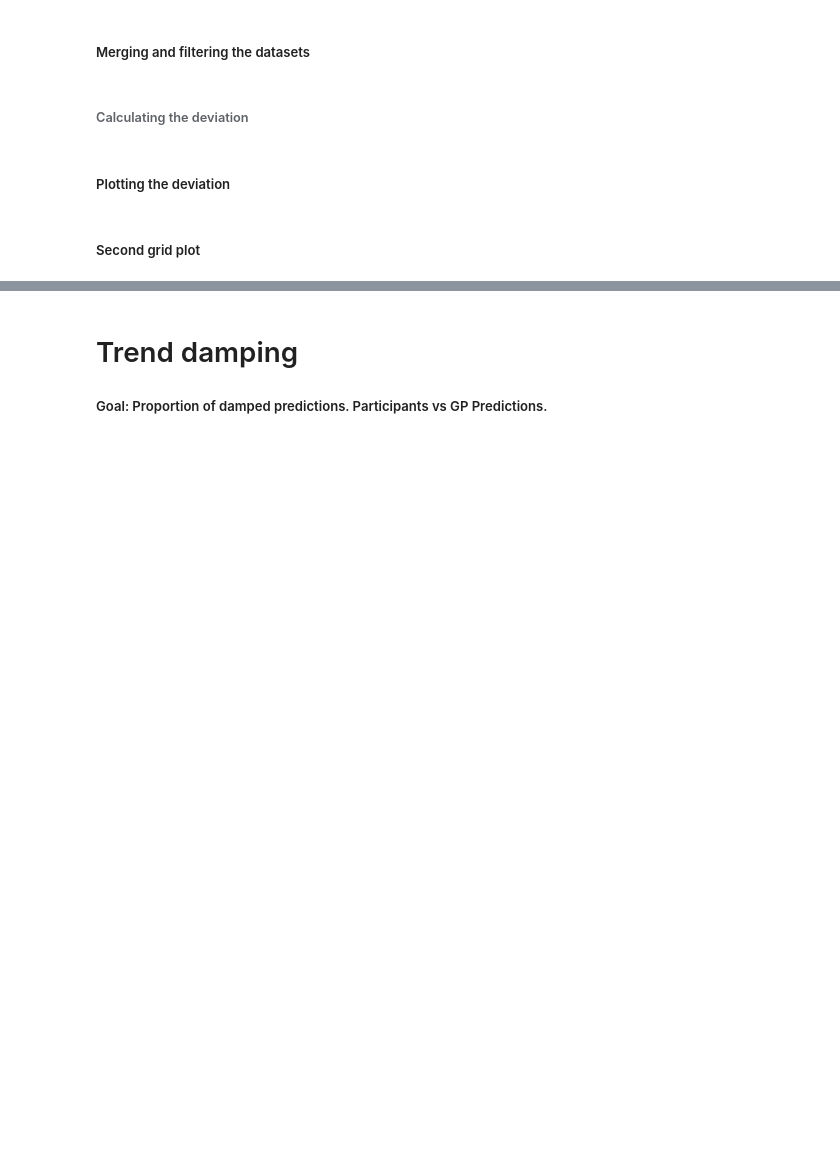
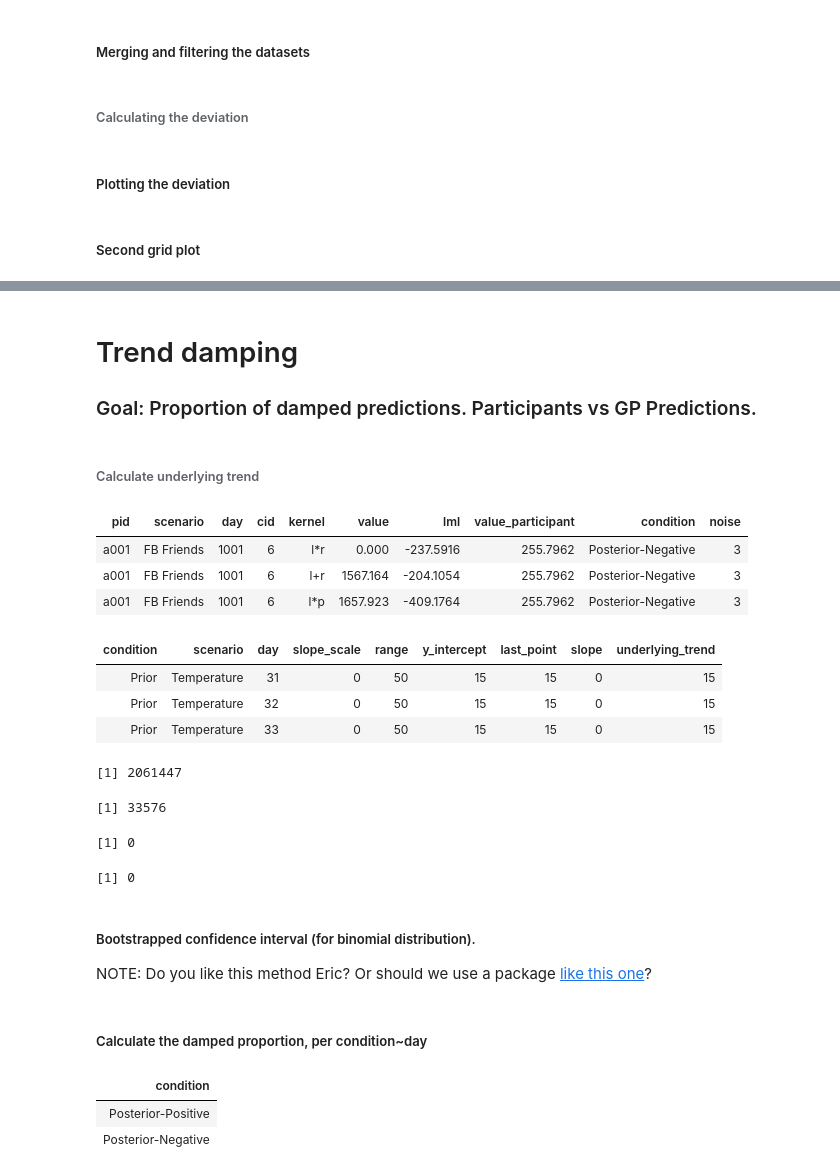
Before and after one commit to ericschulz/compforca, a Jupyter notebook: Data analysis/5- New grid plots (6x2 plots).ipynb, the cells around one changed output, grey strips where cells are left out. Cells and saved outputs as stored; diff of their text form; code cells hidden in the pictures; blank space fills up the shorter version.

Commit message:
Proportion of damped predictions

```diff
--- a/Data analysis/5- New grid plots (6x2 plots).ipynb
+++ b/Data analysis/5- New grid plots (6x2 plots).ipynb
@@ -608,3 +605,52 @@ png
 # %% [markdown]
 # Trend damping
-##### Goal: Proportion of damped predictions. Participants vs GP Predictions.
+### Goal: Proportion of damped predictions. Participants vs GP Predictions.
+# %% [markdown]
+###### Calculate underlying trend
+# %%
+df <- dat %>%
+        group_by(condition, scenario, day) %>%
+        summarize
+
+df$slope_scale <- mapvalues(df$condition,
+                              from = c("Prior", "Posterior-Positive", "Posterior-Stable", "Posterior-Negative"),
+                              to   = c(0, 1, 0, -1))
+
+df$range <- mapvalues(df$scenario,
+                              from = c("Temperature", "Rain", "Sales", "Gym members", "Salary", "FB Friends"),
+                              to   = c( 40--10,        100-0,  5000-0,  50-0,          50-0,     1000-0))
+
+df$y_intercept <- mapvalues(df$scenario,
+                              from = c("Temperature", "Rain", "Sales", "Gym members", "Salary", "FB Friends"),
+                              to   = c( 15,            30,     2500,    25,            20,       500))
+
+
+# Transformations to numbers
+df$slope_scale <- as.numeric(levels(df$slope_scale))[df$slope_scale]
+df$range <- as.numeric(levels(df$range))[df$range]
+df$y_intercept <- as.numeric(levels(df$y_intercept))[df$y_intercept]
+
+# Calculations
+df$last_point <- df$y_intercept + 0.05 * df$range * df$slope_scale * 4
+
+df$slope <- (df$last_point - df$y_intercept) / ((365-31)-1)
+
+df$underlying_trend <- ((df$day-1) * df$slope + df$y_intercept)
+# %%
+# Watching the columns
+all_pred_data %>% head(3)
+df %>% head(3)
+
+all_pred_data %>% nrow
+df %>% nrow
+# %% [output]
+| pid | scenario | day | cid | kernel | value | lml | value_participant | condition | noise |
+| a001 | FB Friends | 1001 | 6 | l*r | 0.000 | -237.5916 | 255.7962 | Posterior-Negative | 3 |
+| a001 | FB Friends | 1001 | 6 | l+r | 1567.164 | -204.1054 | 255.7962 | Posterior-Negative | 3 |
+| a001 | FB Friends | 1001 | 6 | l*p | 1657.923 | -409.1764 | 255.7962 | Posterior-Negative | 3 |
+| condition | scenario | day | slope_scale | range | y_intercept | last_point | slope | underlying_trend |
+| Prior | Temperature | 31 | 0 | 50 | 15 | 15 | 0 | 15 |
+| Prior | Temperature | 32 | 0 | 50 | 15 | 15 | 0 | 15 |
+| Prior | Temperature | 33 | 0 | 50 | 15 | 15 | 0 | 15 |
+[1] 2061447
+[1] 33576
@@ -610,0 +695,12 @@ png
+# %%
+# Should be zero because every curve and day combination should only have 1 datapoint
+data_with_trend %>%
+    group_by(cid, day) %>%
+    filter(length(day) != 1) %>% nrow
+
+data_with_trend %>%
+    group_by(cid, day, kernel) %>%
+    filter(length(kernel) != 1) %>% nrow
+# %% [output]
+[1] 0
+[1] 0
@@ -610,0 +728,4 @@ png
+# %% [markdown]
+##### Bootstrapped confidence interval (for binomial distribution).
+
+NOTE: Do you like this method Eric? Or should we use a package [like this one](http://math.furman.edu/~dcs/courses/math47/R/library/Hmisc/html/binconf.html)?
@@ -610,0 +747,2 @@ png
+# %% [markdown]
+##### Calculate the damped proportion, per condition~day
@@ -610,0 +761,6 @@ png
+# %%
+damped_proportion_participants %>% select(condition) %>% unique
+# %% [output]
+| condition |
+| Posterior-Positive |
+| Posterior-Negative |
```
Also changed, not shown: parts of 13 cells of this notebook, 3 other files.
